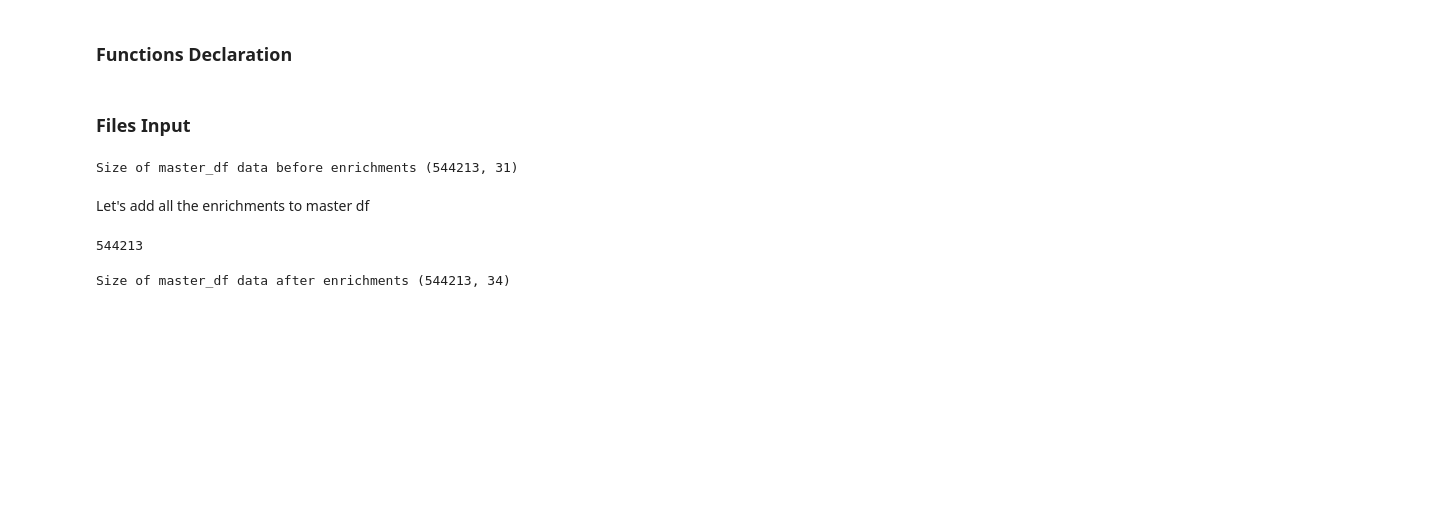
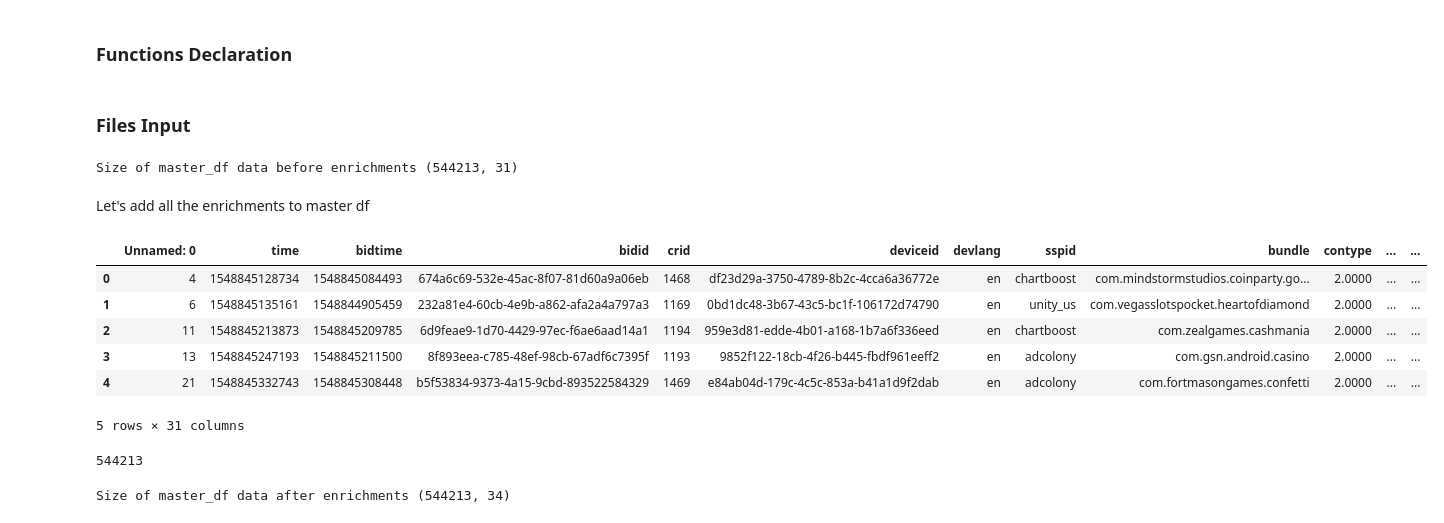
Before and after one commit to Talisberg/TCDS_Final_Project, a Jupyter notebook: Final Project.ipynb, the cells around one changed output. Drawn from its saved outputs; the diff is of its cells as text; code cells hidden in the pictures; blank space fills up the shorter version.

```diff
--- a/Final Project.ipynb
+++ b/Final Project.ipynb
@@ -251,6 +239,16 @@ print('Size of master_df data before enrichments', df.shape)
 Size of master_df data before enrichments (544213, 31)
 # %% [markdown]
 Let's add all the enrichments to master df
+# %%
+df.head()
+# %% [output]
+|  | Unnamed: 0 | time | bidtime | bidid | crid | deviceid | devlang | sspid | bundle | contype | ... | ... |
+| 0 | 4 | 1548845128734 | 1548845084493 | 674a6c69-532e-45ac-8f07-81d60a9a06eb | 1468 | df23d29a-3750-4789-8b2c-4cca6a36772e | en | chartboost | com.mindstormstudios.coinparty.go... | 2.0000 | ... | ... |
+| 1 | 6 | 1548845135161 | 1548844905459 | 232a81e4-60cb-4e9b-a862-afa2a4a797a3 | 1169 | 0bd1dc48-3b67-43c5-bc1f-106172d74790 | en | unity_us | com.vegasslotspocket.heartofdiamond | 2.0000 | ... | ... |
+| 2 | 11 | 1548845213873 | 1548845209785 | 6d9feae9-1d70-4429-97ec-f6ae6aad14a1 | 1194 | 959e3d81-edde-4b01-a168-1b7a6f336eed | en | chartboost | com.zealgames.cashmania | 2.0000 | ... | ... |
+| 3 | 13 | 1548845247193 | 1548845211500 | 8f893eea-c785-48ef-98cb-67adf6c7395f | 1193 | 9852f122-18cb-4f26-b445-fbdf961eeff2 | en | adcolony | com.gsn.android.casino | 2.0000 | ... | ... |
+| 4 | 21 | 1548845332743 | 1548845308448 | b5f53834-9373-4a15-9cbd-893522584329 | 1469 | e84ab04d-179c-4c5c-853a-b41a1d9f2dab | en | adcolony | com.fortmasongames.confetti | 2.0000 | ... | ... |
+5 rows × 31 columns
 # %%
 df = df.join(timezone,on='state')
 df = df.join(rating,on='bundle',how='left')
```
Also changed, not shown: parts of 18 cells of this notebook.
